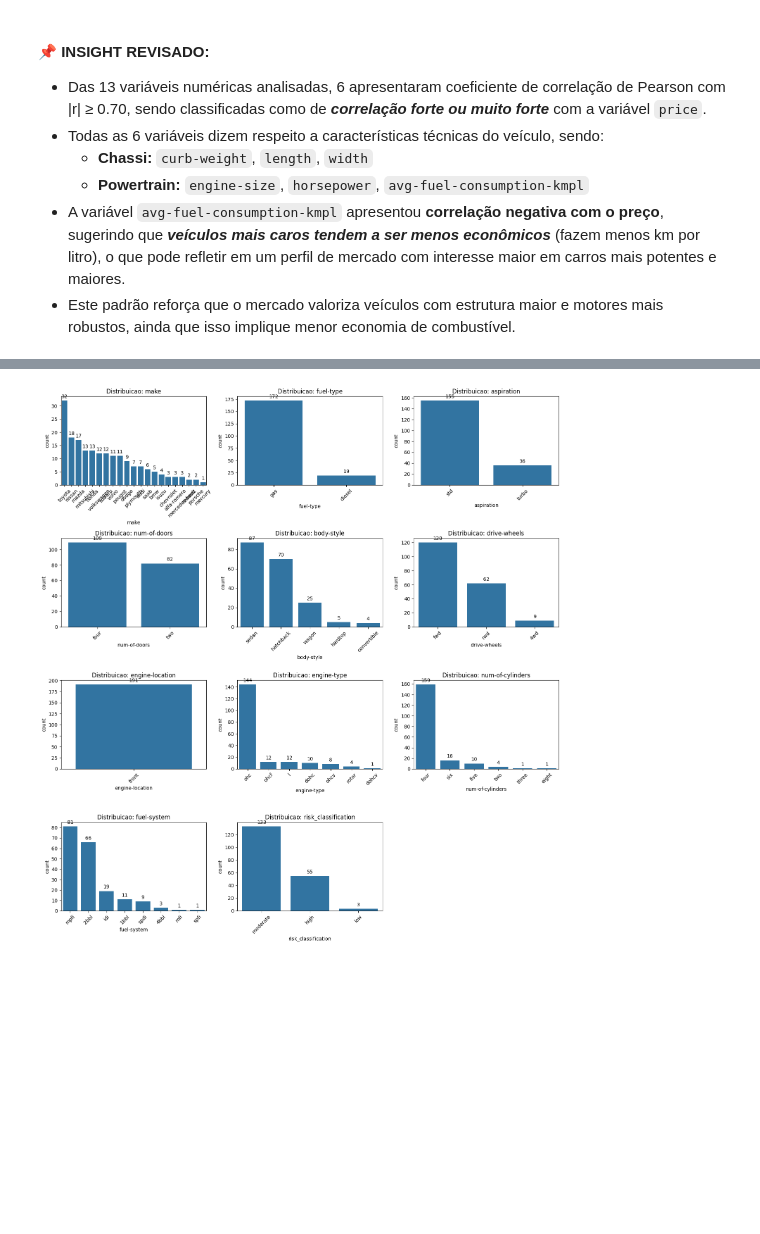
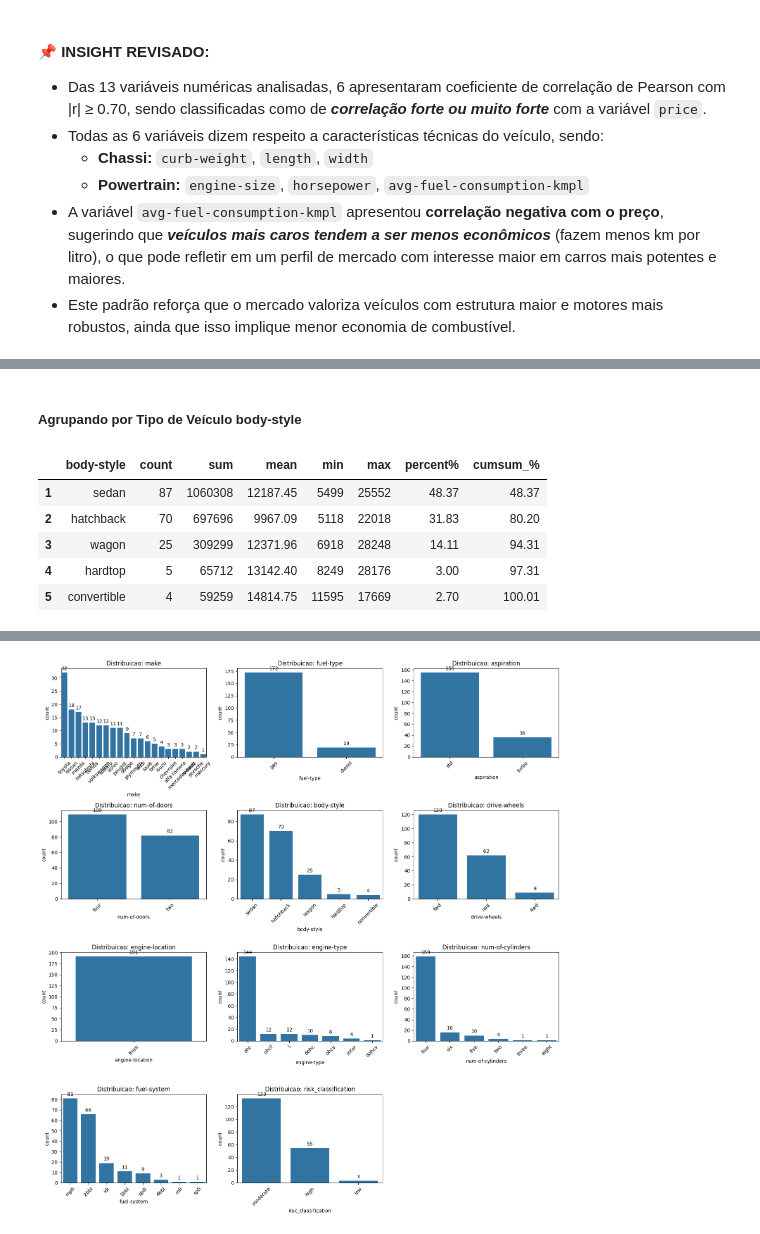
Before and after one commit to reynancs/car_price_prediction, a Jupyter notebook: notebooks/2.1-rc-eda-cleaned.ipynb, the cells around one changed output, grey strips where cells are left out. Cells and saved outputs as stored; diff of their text form; code cells hidden in the pictures; blank space fills up the shorter version.

```diff
--- a/notebooks/2.1-rc-eda-cleaned.ipynb
+++ b/notebooks/2.1-rc-eda-cleaned.ipynb
@@ -268,0 +325,33 @@ plt.show()
+# %% [markdown]
+##### Agrupando por Tipo de Veículo body-style
+# %%
+# Subset
+df_group_by_body = df[['body-style','price']]
+
+# Agrupar por 'make' com estatísticas
+df_group_by_body = df_group_by_body.groupby(['body-style'], as_index=False)['price'].agg(
+    count='count', sum='sum', mean='mean',min='min', max='max' ).round(2)
+
+
+# Calcular % de participação
+total_price = df_group_by_body['sum'].sum()
+df_group_by_body['percent%'] = ((df_group_by_body['sum'] / total_price) * 100).round(2)
+
+
+# Ordenar pela soma total
+df_group_by_body = df_group_by_body.sort_values(['sum'], ascending=False).reset_index(drop=True)
+
+
+# Calcular percent acumulado
+df_group_by_body['cumsum_%'] = df_group_by_body['percent%'].cumsum().round(2)
+
+# Ajustar índice para iniciar em 1 (opcional)
+df_group_by_body.index = range(1, len(df_group_by_body) + 1)
+df_group_by_body
+# %% [output]
+|  | body-style | count | sum | mean | min | max | percent% | cumsum_% |
+| 1 | sedan | 87 | 1060308 | 12187.45 | 5499 | 25552 | 48.37 | 48.37 |
+| 2 | hatchback | 70 | 697696 | 9967.09 | 5118 | 22018 | 31.83 | 80.20 |
+| 3 | wagon | 25 | 309299 | 12371.96 | 6918 | 28248 | 14.11 | 94.31 |
+| 4 | hardtop | 5 | 65712 | 13142.40 | 8249 | 28176 | 3.00 | 97.31 |
+| 5 | convertible | 4 | 59259 | 14814.75 | 11595 | 17669 | 2.70 | 100.01 |
```
Also changed, not shown: parts of 13 cells of this notebook, 3 other files.
